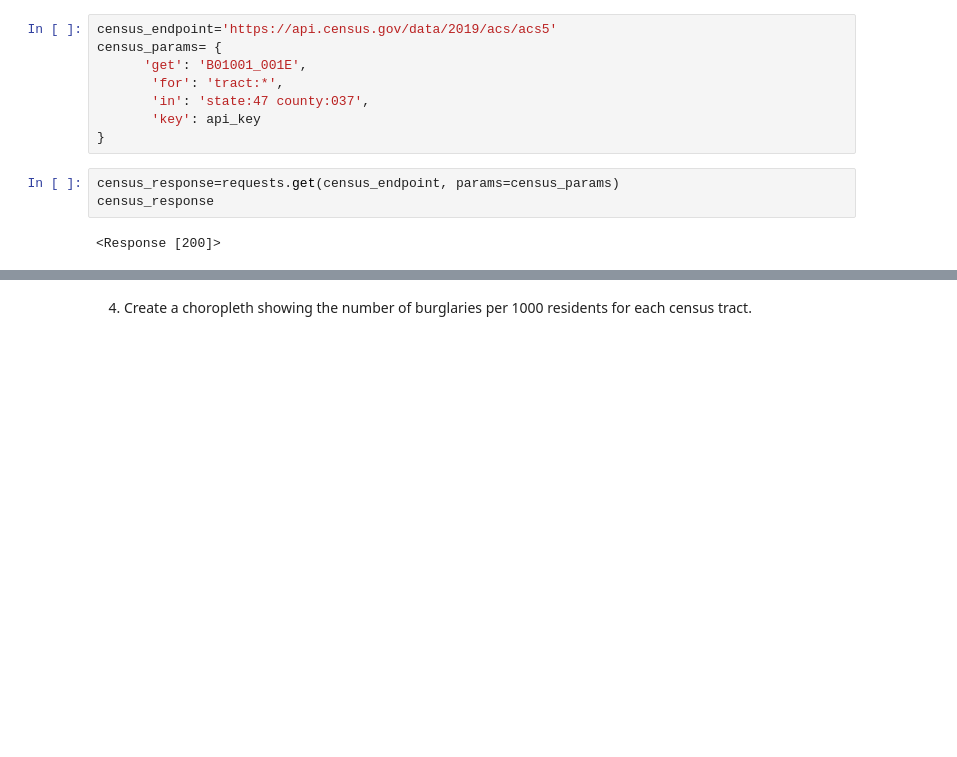
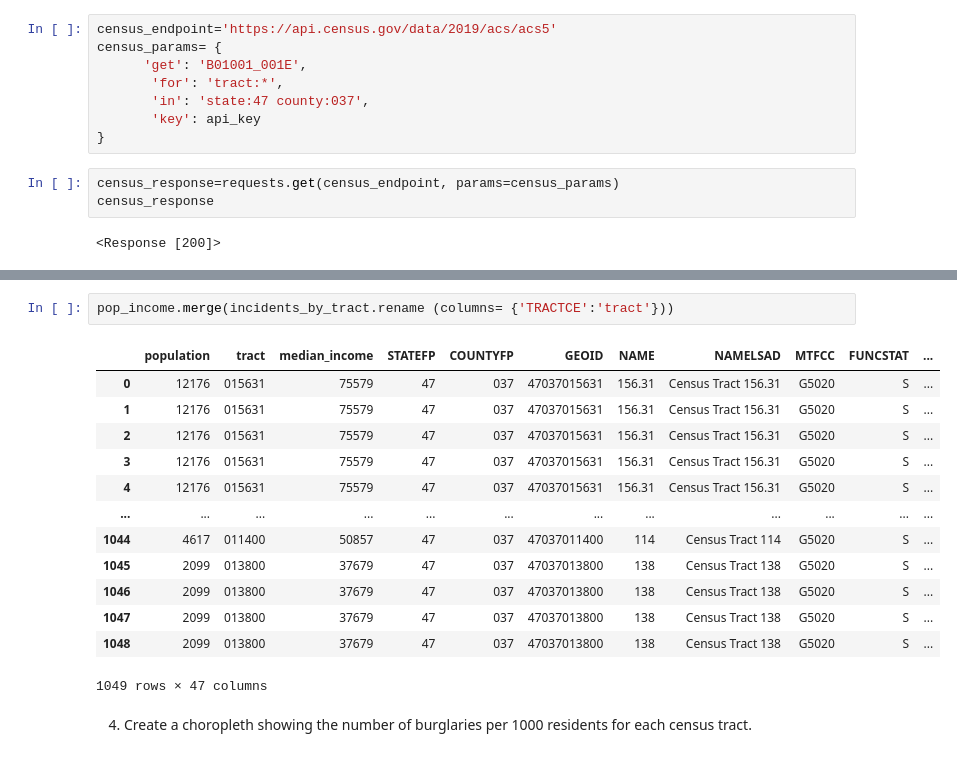
Before and after one commit to nss-data-science-cohort-5/geospatial_api-orange-oscelots, a Jupyter notebook: notebooks/Burglaries in Davidson County.ipynb, the cells around one changed output, grey strips where cells are left out. Cells and saved outputs as stored; diff of their text form; blank space fills up the shorter version.

```diff
--- a/notebooks/Burglaries in Davidson County.ipynb
+++ b/notebooks/Burglaries in Davidson County.ipynb
@@ -232,2 +483,18 @@ census_response.json()
+# %%
+pop_income.merge(incidents_by_tract.rename (columns= {'TRACTCE':'tract'}))
+# %% [output]
+|  | population | tract | median_income | STATEFP | COUNTYFP | GEOID | NAME | NAMELSAD | MTFCC | FUNCSTAT | ... |
+| 0 | 12176 | 015631 | 75579 | 47 | 037 | 47037015631 | 156.31 | Census Tract 156.31 | G5020 | S | ... |
+| 1 | 12176 | 015631 | 75579 | 47 | 037 | 47037015631 | 156.31 | Census Tract 156.31 | G5020 | S | ... |
+| 2 | 12176 | 015631 | 75579 | 47 | 037 | 47037015631 | 156.31 | Census Tract 156.31 | G5020 | S | ... |
+| 3 | 12176 | 015631 | 75579 | 47 | 037 | 47037015631 | 156.31 | Census Tract 156.31 | G5020 | S | ... |
+| 4 | 12176 | 015631 | 75579 | 47 | 037 | 47037015631 | 156.31 | Census Tract 156.31 | G5020 | S | ... |
+| ... | ... | ... | ... | ... | ... | ... | ... | ... | ... | ... | ... |
+| 1044 | 4617 | 011400 | 50857 | 47 | 037 | 47037011400 | 114 | Census Tract 114 | G5020 | S | ... |
+| 1045 | 2099 | 013800 | 37679 | 47 | 037 | 47037013800 | 138 | Census Tract 138 | G5020 | S | ... |
+| 1046 | 2099 | 013800 | 37679 | 47 | 037 | 47037013800 | 138 | Census Tract 138 | G5020 | S | ... |
+| 1047 | 2099 | 013800 | 37679 | 47 | 037 | 47037013800 | 138 | Census Tract 138 | G5020 | S | ... |
+| 1048 | 2099 | 013800 | 37679 | 47 | 037 | 47037013800 | 138 | Census Tract 138 | G5020 | S | ... |
+1049 rows × 47 columns
 # %% [markdown]
 4. Create a choropleth showing the number of burglaries per 1000 residents for each census tract.
```
Also changed, not shown: parts of 39 cells of this notebook.
